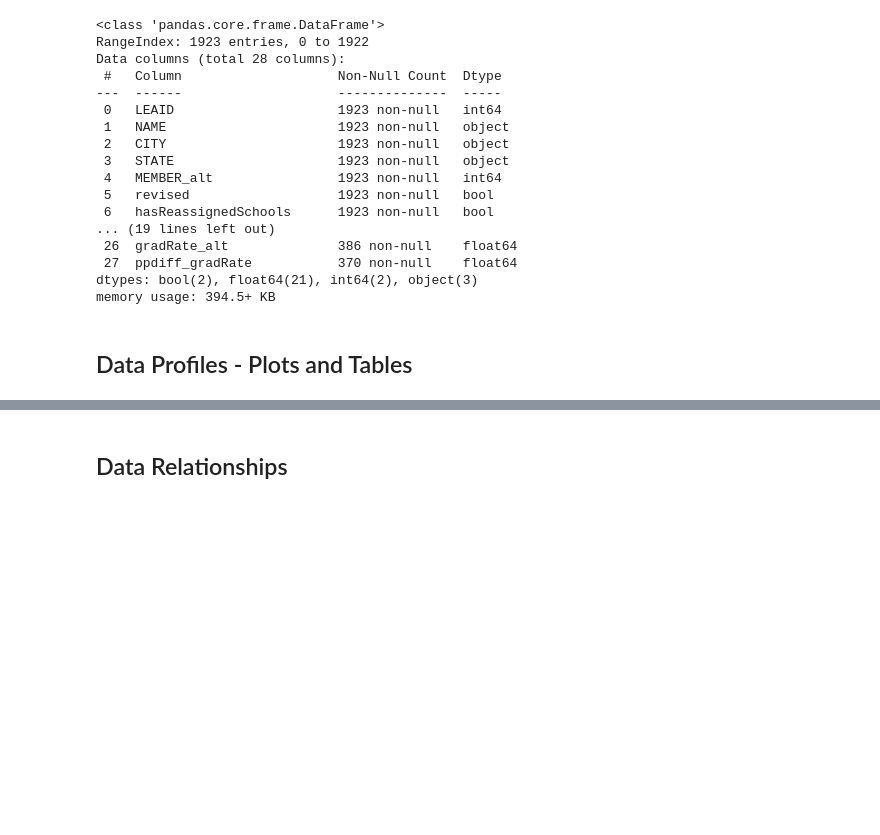
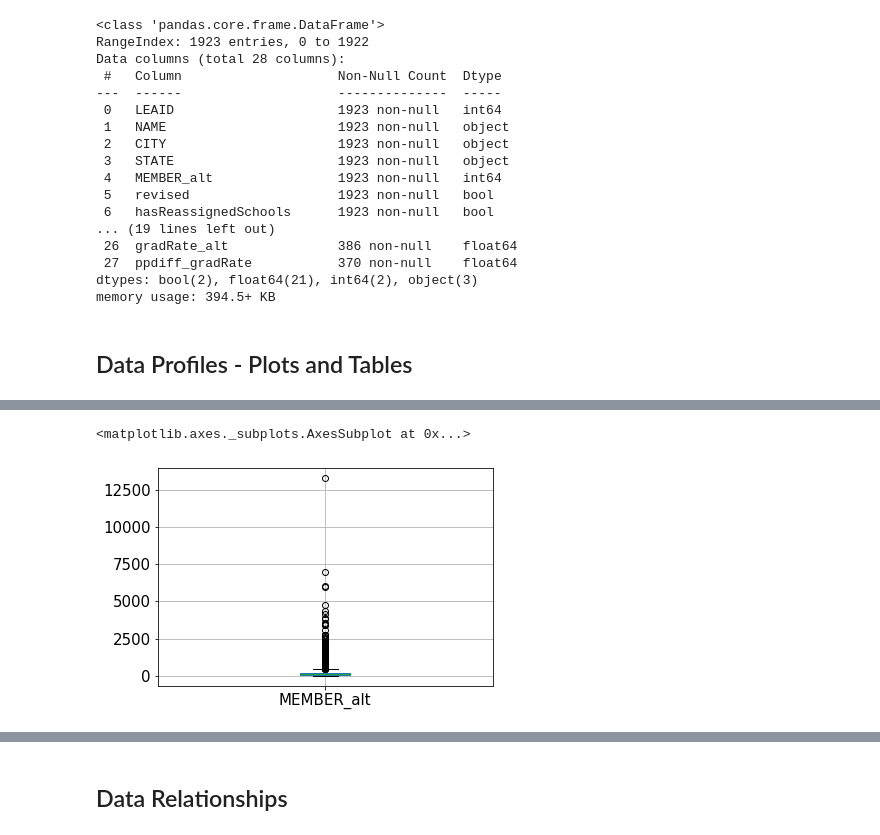
Before and after one commit to dinqui/Capstone-Two-, a Jupyter notebook: Capstone 2 - EDA.ipynb, the cells around one changed output, grey strips where cells are left out. Drawn from its saved outputs; the diff is of its cells as text; code cells hidden in the pictures; blank space fills up the shorter version.

```diff
--- a/Capstone 2 - EDA.ipynb
+++ b/Capstone 2 - EDA.ipynb
@@ -93,0 +99,5 @@ data.boxplot(grid=False, vert=False, figsize=(16, 14), fontsize=15)
+# %%
+data[['MEMBER_alt']].boxplot(fontsize=15)
+# %% [output]
+<matplotlib.axes._subplots.AxesSubplot at 0x...>
+[figure, added]
```
Also changed, not shown: parts of 6 cells of this notebook.
